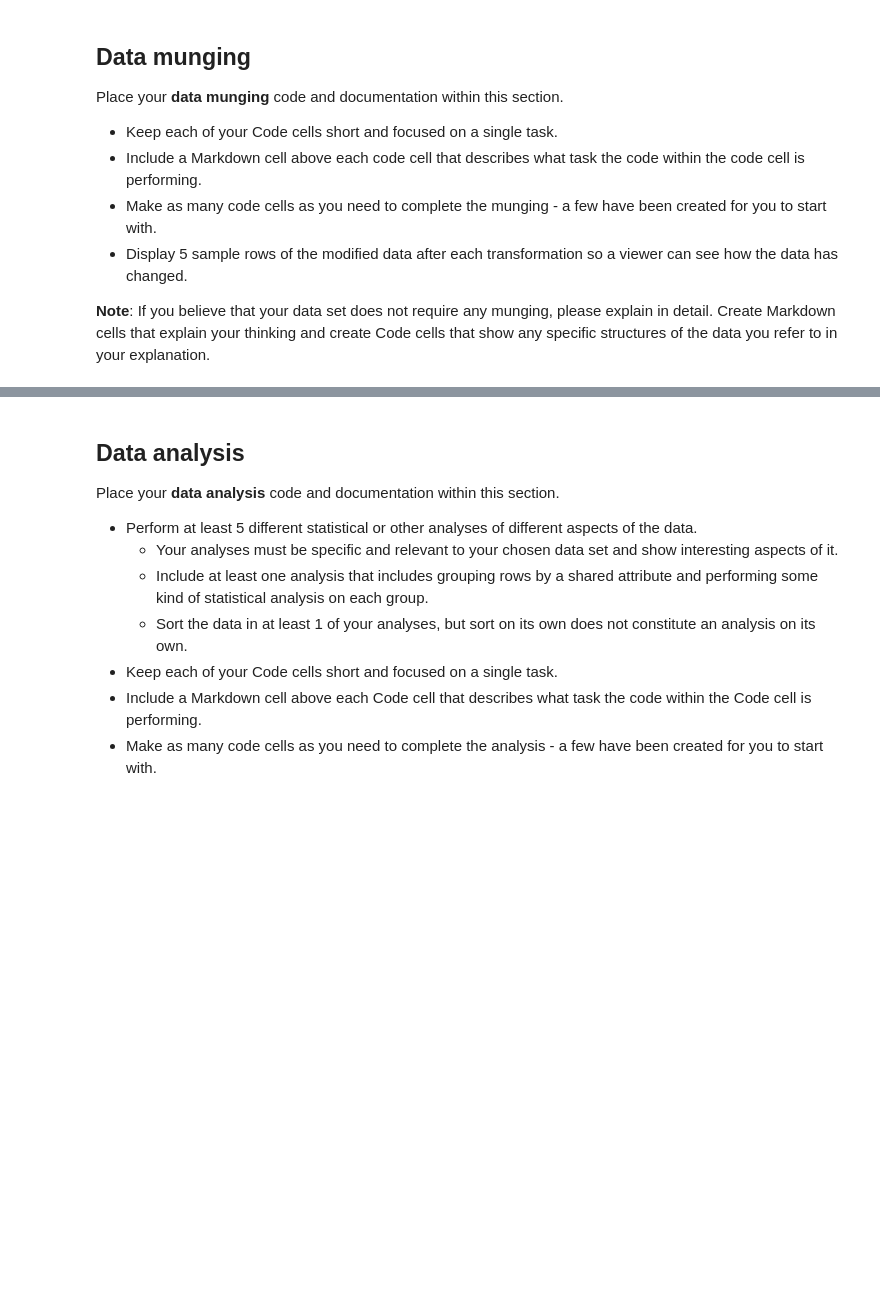
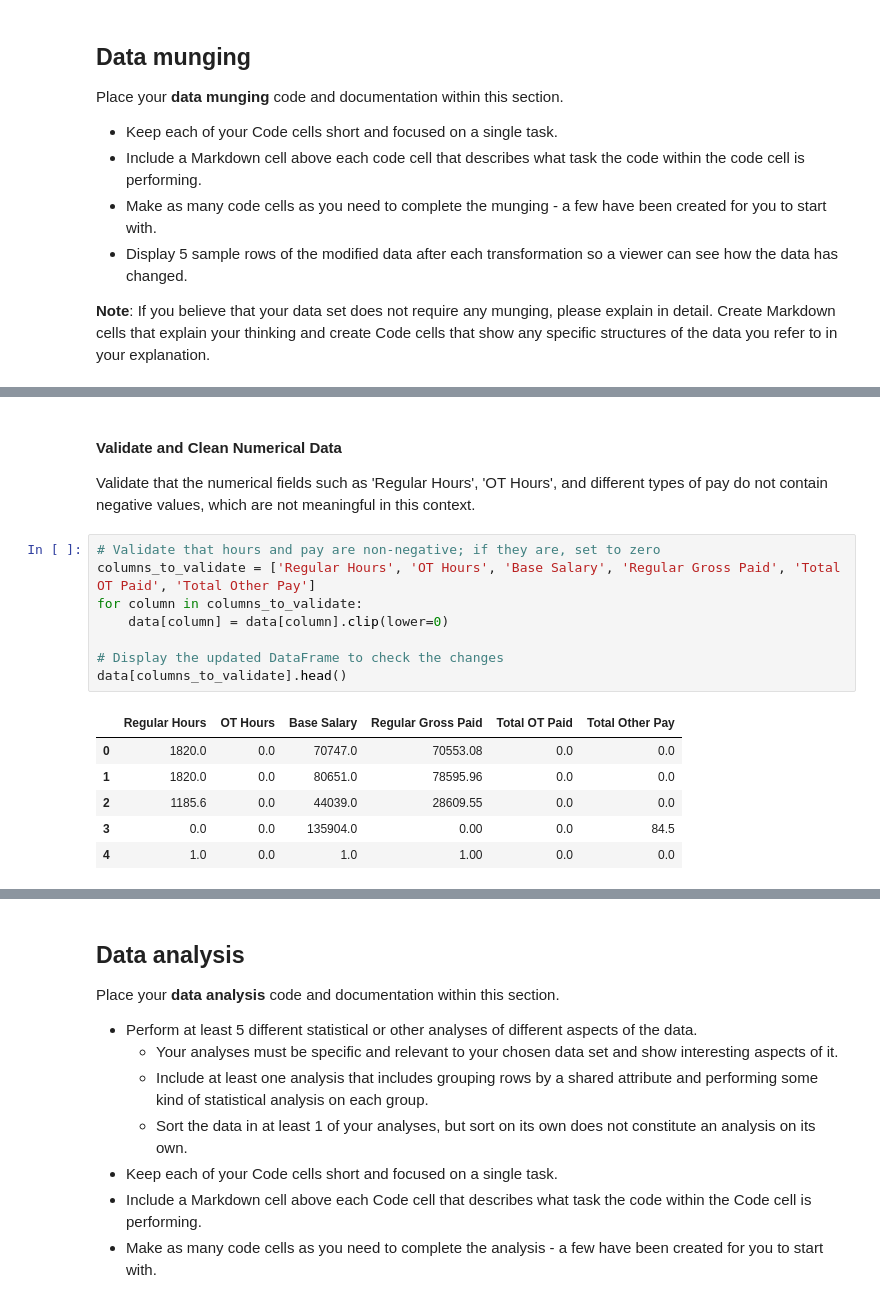
Before and after one commit to dbdesign-students-spring2024/8-pandas-exploration-MichaelJiang3174, a Jupyter notebook: analysis.ipynb, the cells around one changed output, grey strips where cells are left out. Cells and saved outputs as stored; diff of their text form; blank space fills up the shorter version.

```diff
--- a/analysis.ipynb
+++ b/analysis.ipynb
@@ -46,0 +193,18 @@ Place your **data munging** code and documentation within this section.
+# %% [markdown]
+#### Validate and Clean Numerical Data
+Validate that the numerical fields such as 'Regular Hours', 'OT Hours', and different types of pay do not contain negative values, which are not meaningful in this context.
+# %%
+# Validate that hours and pay are non-negative; if they are, set to zero
+columns_to_validate = ['Regular Hours', 'OT Hours', 'Base Salary', 'Regular Gross Paid', 'Total OT Paid', 'Total Other Pay']
+for column in columns_to_validate:
+    data[column] = data[column].clip(lower=0)
+
+# Display the updated DataFrame to check the changes
+data[columns_to_validate].head()
+# %% [output]
+|  | Regular Hours | OT Hours | Base Salary | Regular Gross Paid | Total OT Paid | Total Other Pay |
+| 0 | 1820.0 | 0.0 | 70747.0 | 70553.08 | 0.0 | 0.0 |
+| 1 | 1820.0 | 0.0 | 80651.0 | 78595.96 | 0.0 | 0.0 |
+| 2 | 1185.6 | 0.0 | 44039.0 | 28609.55 | 0.0 | 0.0 |
+| 3 | 0.0 | 0.0 | 135904.0 | 0.00 | 0.0 | 84.5 |
+| 4 | 1.0 | 0.0 | 1.0 | 1.00 | 0.0 | 0.0 |
```
Also changed, not shown: parts of 28 cells of this notebook.
